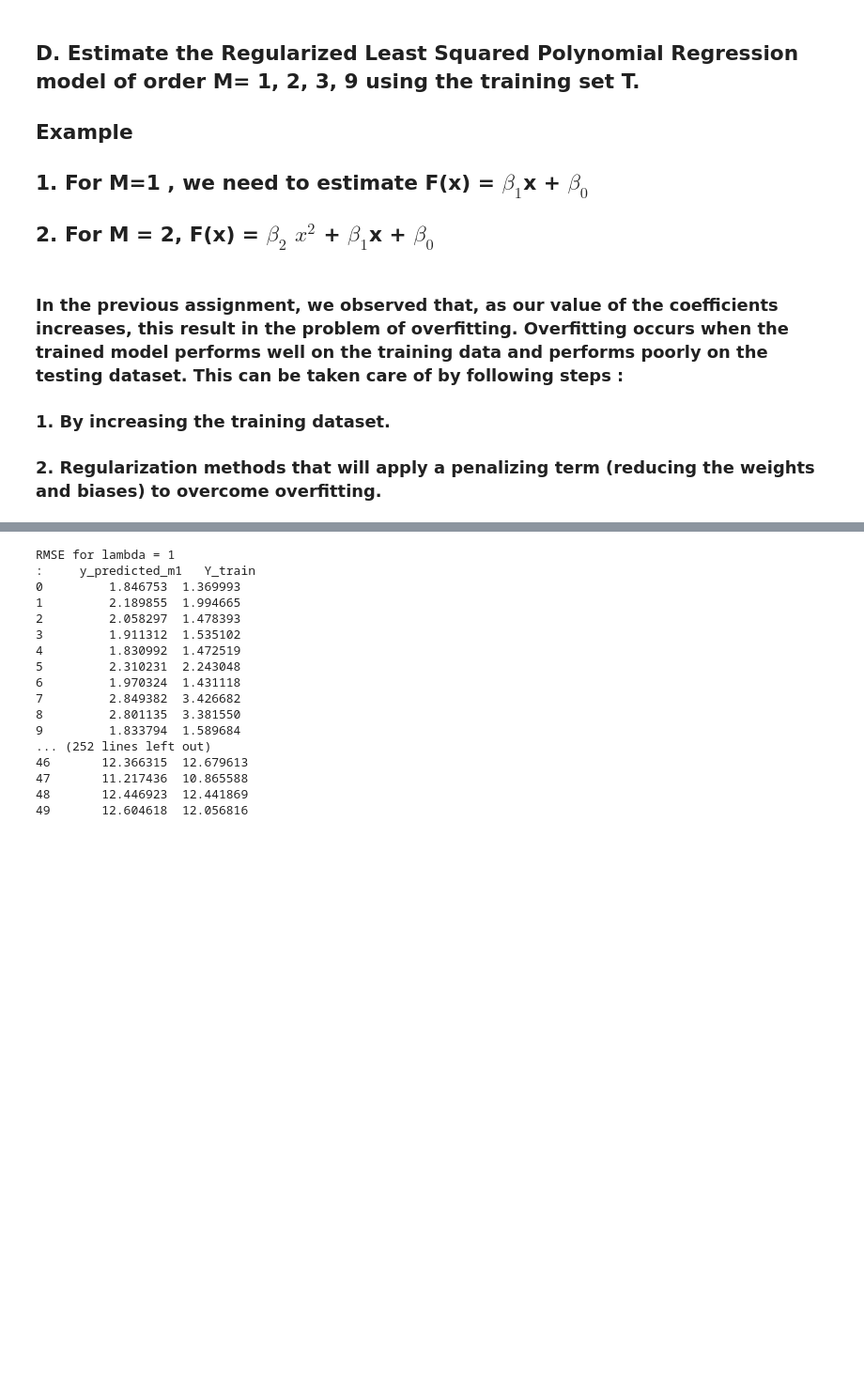
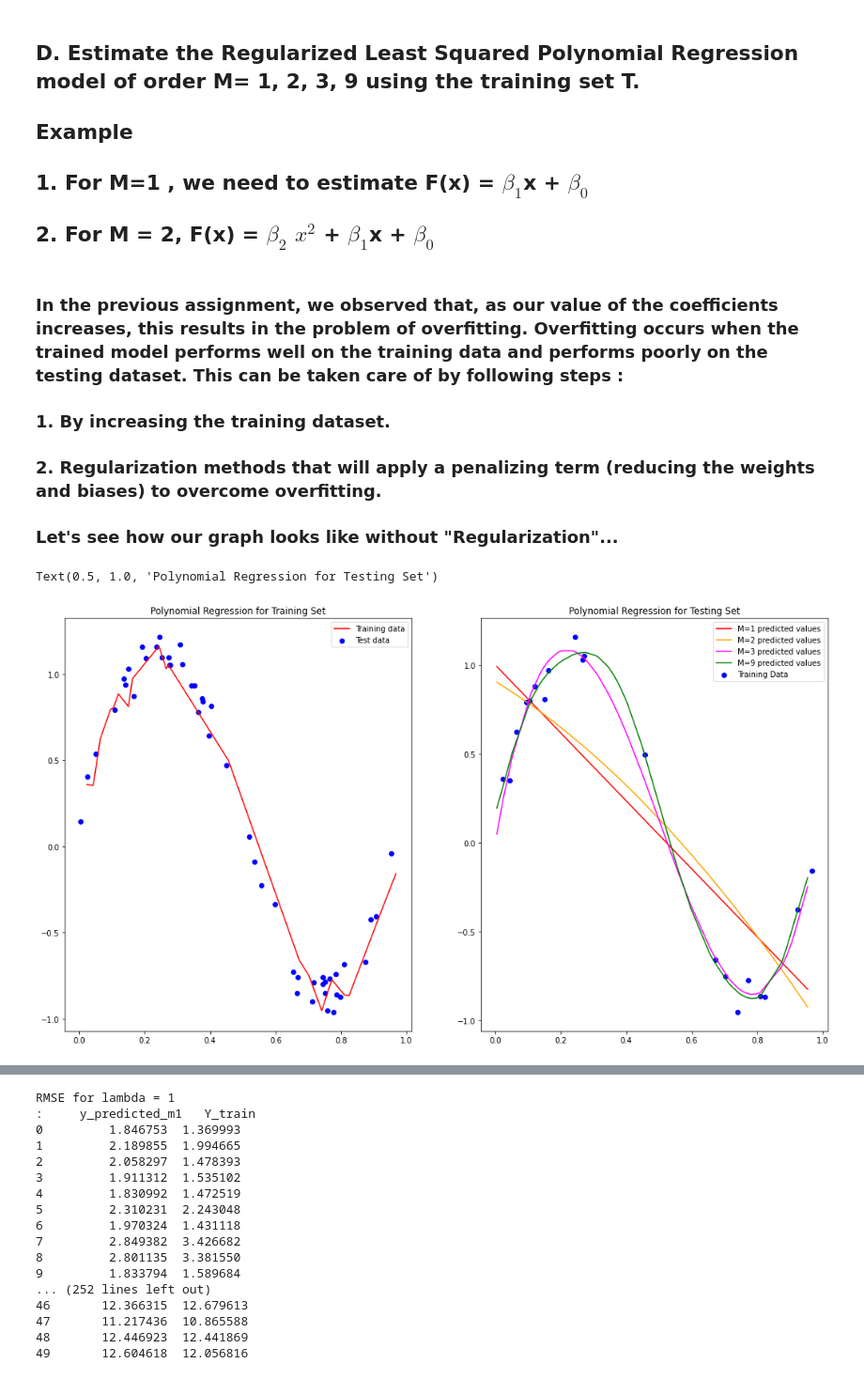
Before and after one commit to Rohanjos97/machine-learning-assignments, a Jupyter notebook: Assignment2.ipynb, the cells around one changed output, grey strips where cells are left out. Shown at 94% size. Cells and saved outputs as stored; diff of their text form; code cells hidden in the pictures; blank space fills up the shorter version.

```diff
--- a/Assignment2.ipynb
+++ b/Assignment2.ipynb
@@ -90,7 +90,10 @@ df_test
 ## 1. For M=1 , we need to estimate F(x) = $β_{1}$x +  $β_{0}$
 ## 2. For M = 2,  F(x) =  $β_{2}$ $x^{2}$ +  $β_{1}$x +  $β_{0}$
 # %% [markdown]
-### In the previous assignment, we observed that, as our value of the coefficients increases, this result in the problem  of overfitting. Overfitting occurs when the trained model performs well on the training data and performs poorly on the testing dataset. This can be taken care of by following steps :
+### In the previous assignment, we observed that, as our value of the coefficients increases, this results in the problem  of overfitting. Overfitting occurs when the trained model performs well on the training data and performs poorly on the testing dataset. This can be taken care of by following steps :
 
 ### 1. By increasing the training dataset.
 ### 2. Regularization methods that will apply a penalizing term (reducing the weights and biases) to overcome overfitting.
+
+
+### Let's see how our graph looks like without "Regularization"...
@@ -96,0 +171,26 @@ df_test
+# %%
+# Plotting all the points to compare the regression graph
+
+fig, axes = plt.subplots(1, 2, figsize=(18, 10))
+
+df_train_sort = df_train.sort_values(by=['X_train'])
+df_pred_sort_m1 = df_predicted_m1.sort_values(by=['X'])
+df_pred_sort_m2 = df_predicted_m2.sort_values(by=['X'])
+df_pred_sort_m3 = df_predicted_m3.sort_values(by=['X'])
+df_pred_sort_m9 = df_predicted_m9.sort_values(by=['X'])
+
+axes[0].plot(df_train_sort['X_train'], df_train_sort['Y_train'], color='red')
+axes[0].scatter(df_test['X_test'], df_test['Y_test'], color='blue')
+axes[0].legend(['Training data', 'Test data'])
+axes[0].set_title('Polynomial Regression for Training Set')
+
+axes[1].scatter(df_train['X_train'], df_train['Y_train'], color='blue')
+axes[1].plot(df_pred_sort_m1['X'], df_pred_sort_m1['Y_predicted'], color='red')
+axes[1].plot(df_pred_sort_m2['X'], df_pred_sort_m2['Y_predicted'], color='orange')
+axes[1].plot(df_pred_sort_m3['X'], df_pred_sort_m3['Y_predicted'], color='magenta')
+axes[1].plot(df_pred_sort_m9['X'], df_pred_sort_m9['Y_predicted'], color='green')
+axes[1].legend(['M=1 predicted values', 'M=2 predicted values', 'M=3 predicted values', 'M=9 predicted values', 'Training Data'])
+axes[1].set_title('Polynomial Regression for Testing Set')
+# %% [output]
+Text(0.5, 1.0, 'Polynomial Regression for Testing Set')
+[figure, added]
```
Also changed, not shown: parts of 31 cells of this notebook.
